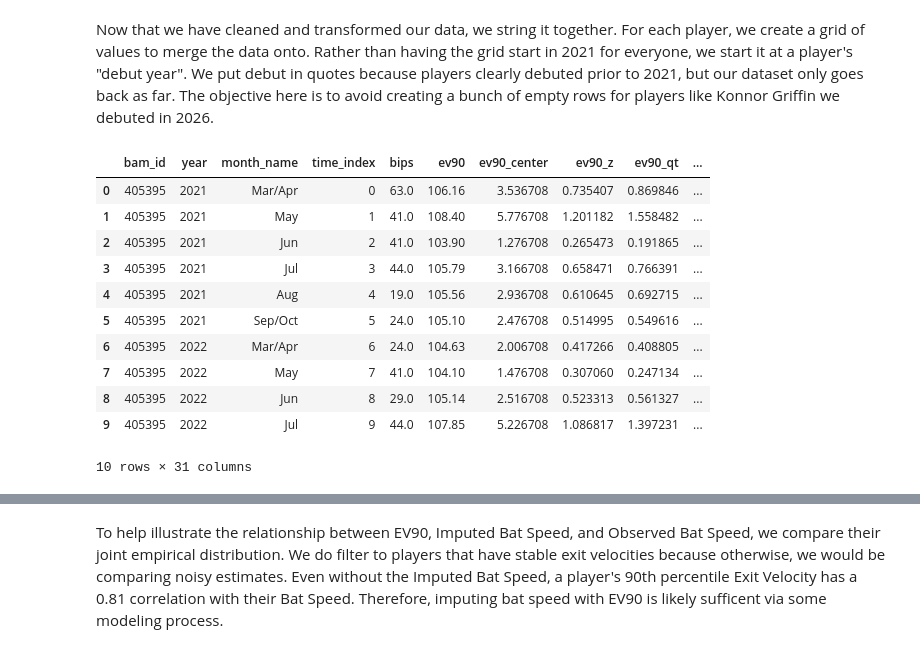
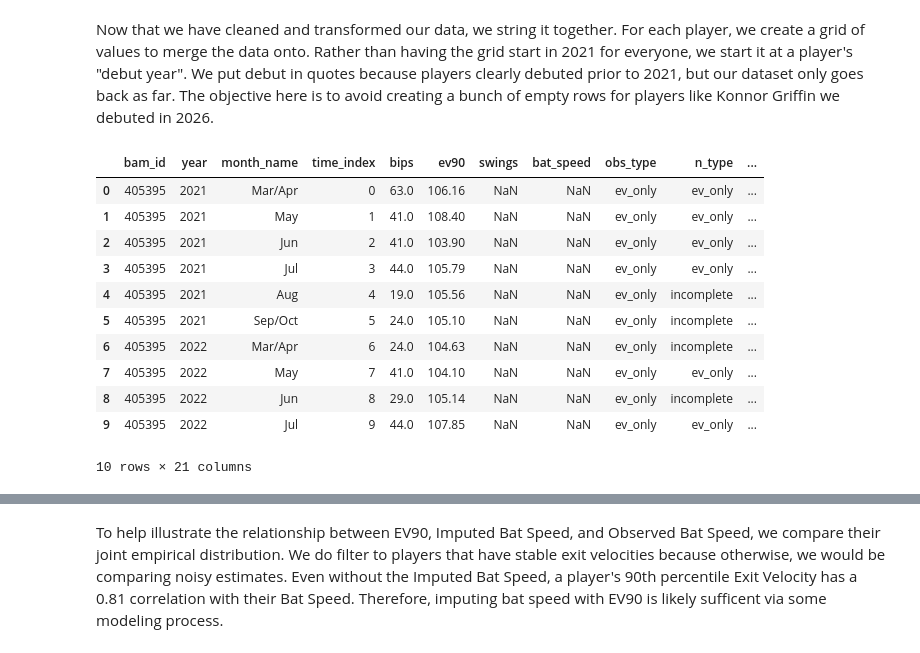
Before and after one commit to remmertjack/portfolio, a Jupyter notebook: batspeed/data/pull_data.ipynb, the cells around one changed output, grey strips where cells are left out. Drawn from its saved outputs; the diff is of its cells as text; code cells hidden in the pictures.

```diff
--- a/batspeed/data/pull_data.ipynb
+++ b/batspeed/data/pull_data.ipynb
@@ -237,9 +248,6 @@ df.tail()
 5 rows × 22 columns
 # %%
 # More transforming and cleaning....
-
-# formula to compute bat speed
-df['imputed_bat_speed'] = (df['ev90'] - 0.21*df['avg_pitch_velocity']*(1-.084))/(1+.21)
 
 # remove pitchers and encode a few different postitional groupings
 df = df.loc[df['position']!='P'].reset_index(drop=True)
@@ -250,7 +258,7 @@ df['position_hybrid'] = np.where(df['position'].isin(['1B','3B']),'CINF',df['pos
 df['position_hybrid'] = np.where(df['position'].isin(['SS','2B','CF']),'UTM',df['position_hybrid'])
 
 # changing columns to floats
-for c in ['ev90', 'bips','avg_pitch_velocity', 'bips_hard', 'bat_speed', 'bat_speed_sd','bat_speed_50','swings','age', 'imputed_bat_speed']:
+for c in ['ev90', 'bips','avg_pitch_velocity', 'bips_hard', 'bat_speed', 'bat_speed_sd','bat_speed_50','swings','age']:
     try:
         df[c] = df[c].astype(float)
     except KeyError:
@@ -345,19 +378,3 @@ choices = [
 df['country'] = np.select(conditions, choices, default=df['region'])
 df['country'] = np.where(df['region']=='USA', df['division']+', USA', df['country'])
 df['country2'] = np.where(df['region']=='USA', df['division']+', USA', df['region'])
-# %%
-# center, standardize, and quantize our data
-df['ev90_center'] = df['ev90'] - df['ev90'].mean()
-df['bat_speed_center'] = df['bat_speed'] - df['bat_speed'].mean()
-df['imputed_bat_speed_center'] = df['imputed_bat_speed'] - df['imputed_bat_speed'].mean()
-
-df['ev90_z'] =  df['ev90_center']/ df['ev90'].std()
-df['bat_speed_z'] =  df['bat_speed_center']/ df['bat_speed'].std()
-df['imputed_bat_speed_z'] =  df['imputed_bat_speed_center']/ df['imputed_bat_speed_center'].std()
-
-df = df.reset_index(drop=True)
-qt = QuantileTransformer(random_state=0, output_distribution="normal")
-qt_values = pd.DataFrame(qt.fit_transform(df[['ev90','bat_speed','imputed_bat_speed']]), columns=['ev90_qt','bat_speed_qt','imputed_bat_speed_qt'])
-df = pd.concat([df, qt_values], axis=1)
-
-joblib.dump(qt, 'quantile_scaler.pkl')
@@ -381,45 +418,44 @@ for _, row in debut.iterrows():
                 'year': season,
                 'month_name': month
             })
 
 grid = pd.DataFrame(grid_rows)
 grid_shape = grid.shape[0]
 
 grid = grid.merge(year_month_index, on=['year','month_name'], how='left')
 
 subset_df = df[[
     'bam_id','month_name','year',
-    'bips','ev90','ev90_center','ev90_z','ev90_qt',
-    'imputed_bat_speed','imputed_bat_speed_center','imputed_bat_speed_z','imputed_bat_speed_qt',
-    'swings','bat_speed','bat_speed_center','bat_speed_z','bat_speed_qt',
+    'bips','ev90',
+    'swings','bat_speed',
     'obs_type','n_type'
     ]]
 grid = grid.merge(subset_df, on=['bam_id','month_name','year'], how='left')
 assert grid.shape[0] == grid_shape
 
 # bio data
 bio_subset = df[[
     'bam_id','full','first','last','bats',
     'birth_date',
     'position','position_group','position_hybrid',
     'region','country','country2',
 ]].drop_duplicates(['bam_id'])
 grid = grid.merge(bio_subset, on=['bam_id'], how='left')
 
 grid['month_name'] = pd.Categorical(grid['month_name'], categories=['Mar/Apr','May','Jun','Jul','Aug','Sep/Oct'], ordered=True)
 assert grid.shape[0] == grid_shape
 
 grid.sort_values(['bam_id','year','month_name']).head(10)
 # %% [output]
-|  | bam_id | year | month_name | time_index | bips | ev90 | ev90_center | ev90_z | ev90_qt | ... |
-| 0 | 405395 | 2021 | Mar/Apr | 0 | 63.0 | 106.16 | 3.536708 | 0.735407 | 0.869846 | ... |
-| 1 | 405395 | 2021 | May | 1 | 41.0 | 108.40 | 5.776708 | 1.201182 | 1.558482 | ... |
-| 2 | 405395 | 2021 | Jun | 2 | 41.0 | 103.90 | 1.276708 | 0.265473 | 0.191865 | ... |
-| 3 | 405395 | 2021 | Jul | 3 | 44.0 | 105.79 | 3.166708 | 0.658471 | 0.766391 | ... |
-| 4 | 405395 | 2021 | Aug | 4 | 19.0 | 105.56 | 2.936708 | 0.610645 | 0.692715 | ... |
-| 5 | 405395 | 2021 | Sep/Oct | 5 | 24.0 | 105.10 | 2.476708 | 0.514995 | 0.549616 | ... |
-| 6 | 405395 | 2022 | Mar/Apr | 6 | 24.0 | 104.63 | 2.006708 | 0.417266 | 0.408805 | ... |
-| 7 | 405395 | 2022 | May | 7 | 41.0 | 104.10 | 1.476708 | 0.307060 | 0.247134 | ... |
-| 8 | 405395 | 2022 | Jun | 8 | 29.0 | 105.14 | 2.516708 | 0.523313 | 0.561327 | ... |
-| 9 | 405395 | 2022 | Jul | 9 | 44.0 | 107.85 | 5.226708 | 1.086817 | 1.397231 | ... |
+|  | bam_id | year | month_name | time_index | bips | ev90 | swings | bat_speed | obs_type | n_type | ... |
+| 0 | 405395 | 2021 | Mar/Apr | 0 | 63.0 | 106.16 | NaN | NaN | ev_only | ev_only | ... |
+| 1 | 405395 | 2021 | May | 1 | 41.0 | 108.40 | NaN | NaN | ev_only | ev_only | ... |
+| 2 | 405395 | 2021 | Jun | 2 | 41.0 | 103.90 | NaN | NaN | ev_only | ev_only | ... |
+| 3 | 405395 | 2021 | Jul | 3 | 44.0 | 105.79 | NaN | NaN | ev_only | ev_only | ... |
+| 4 | 405395 | 2021 | Aug | 4 | 19.0 | 105.56 | NaN | NaN | ev_only | incomplete | ... |
+| 5 | 405395 | 2021 | Sep/Oct | 5 | 24.0 | 105.10 | NaN | NaN | ev_only | incomplete | ... |
+| 6 | 405395 | 2022 | Mar/Apr | 6 | 24.0 | 104.63 | NaN | NaN | ev_only | incomplete | ... |
+| 7 | 405395 | 2022 | May | 7 | 41.0 | 104.10 | NaN | NaN | ev_only | ev_only | ... |
+| 8 | 405395 | 2022 | Jun | 8 | 29.0 | 105.14 | NaN | NaN | ev_only | incomplete | ... |
+| 9 | 405395 | 2022 | Jul | 9 | 44.0 | 107.85 | NaN | NaN | ev_only | ev_only | ... |
-10 rows × 31 columns
+10 rows × 21 columns
```
Also changed, not shown: parts of 23 cells of this notebook, 2 other files.
